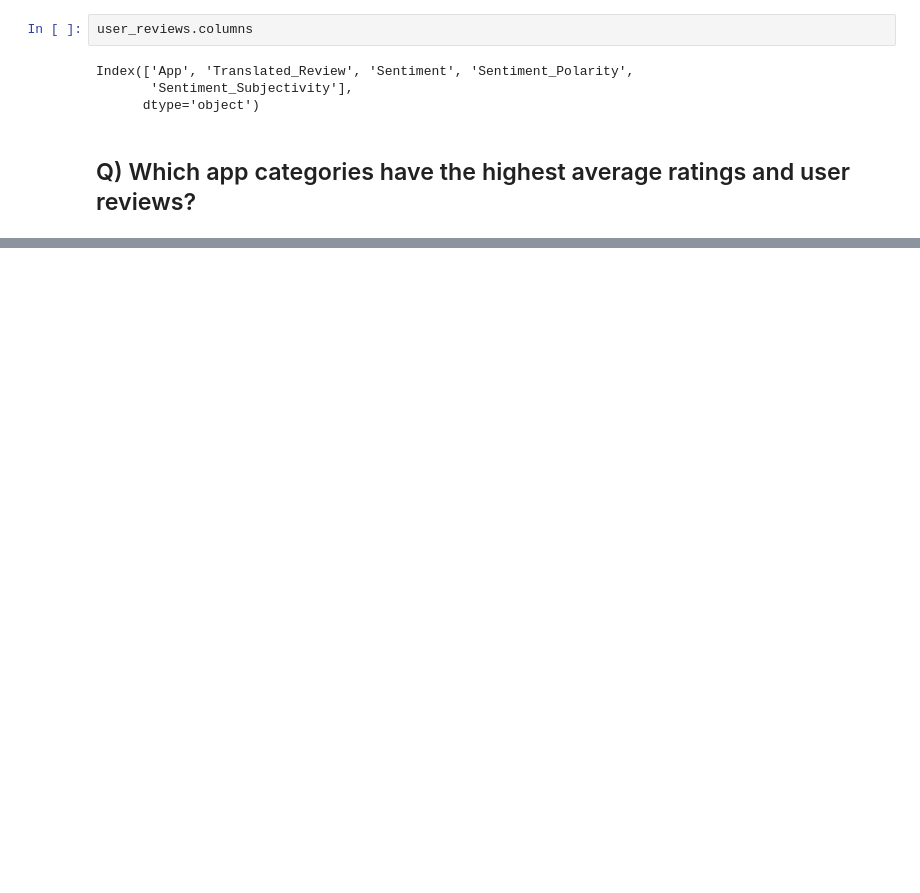
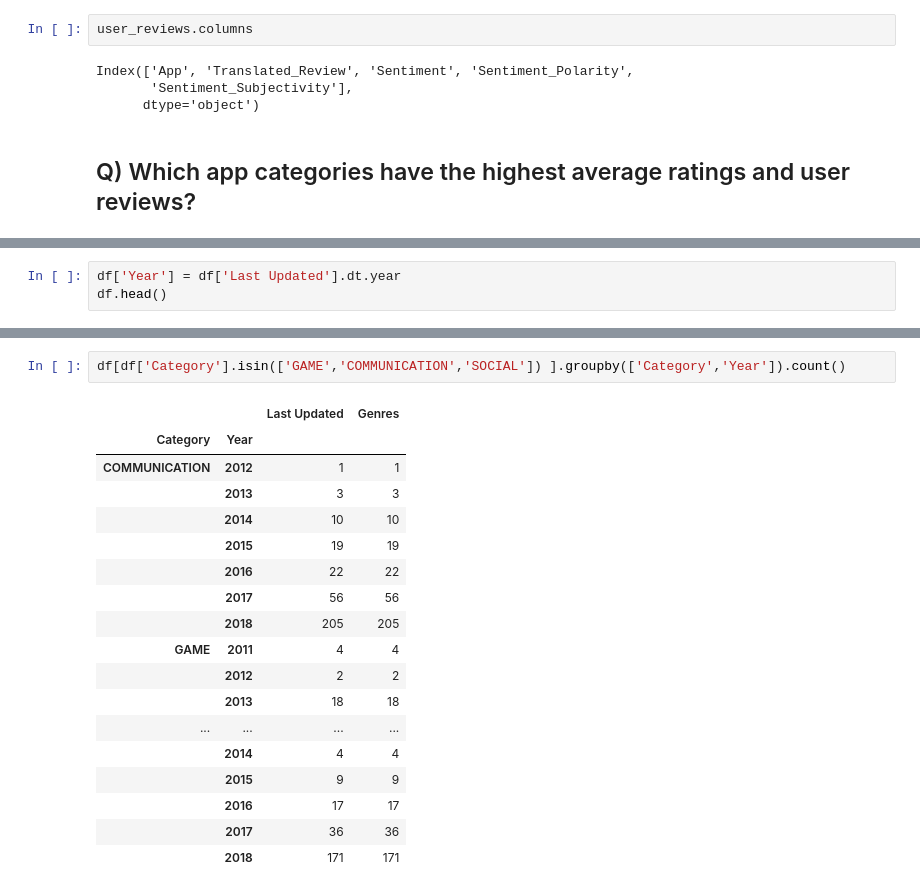
Before and after one commit to azfarali16/GooglePlayStore-EDA, a Jupyter notebook: google-play-store-apps.ipynb, the cells around one changed output, grey strips where cells are left out. Drawn from its saved outputs; the diff is of its cells as text; blank space fills up the shorter version.

```diff
--- a/google-play-store-apps.ipynb
+++ b/google-play-store-apps.ipynb
@@ -452,0 +404,3 @@ Correlation of the multiple regression model: 0.2984955936505022
+# %%
+df['Year'] = df['Last Updated'].dt.year
+df.head()
@@ -452,0 +414,21 @@ Correlation of the multiple regression model: 0.2984955936505022
+# %%
+df[df['Category'].isin(['GAME','COMMUNICATION','SOCIAL']) ].groupby(['Category','Year']).count()
+# %% [output]
+|  |  | Last Updated | Genres |
+| Category | Year |  |  |
+| COMMUNICATION | 2012 | 1 | 1 |
+|  | 2013 | 3 | 3 |
+|  | 2014 | 10 | 10 |
+|  | 2015 | 19 | 19 |
+|  | 2016 | 22 | 22 |
+|  | 2017 | 56 | 56 |
+|  | 2018 | 205 | 205 |
+| GAME | 2011 | 4 | 4 |
+|  | 2012 | 2 | 2 |
+|  | 2013 | 18 | 18 |
+| ... | ... | ... | ... |
+|  | 2014 | 4 | 4 |
+|  | 2015 | 9 | 9 |
+|  | 2016 | 17 | 17 |
+|  | 2017 | 36 | 36 |
+|  | 2018 | 171 | 171 |
```
Also changed, not shown: parts of 26 cells of this notebook.
